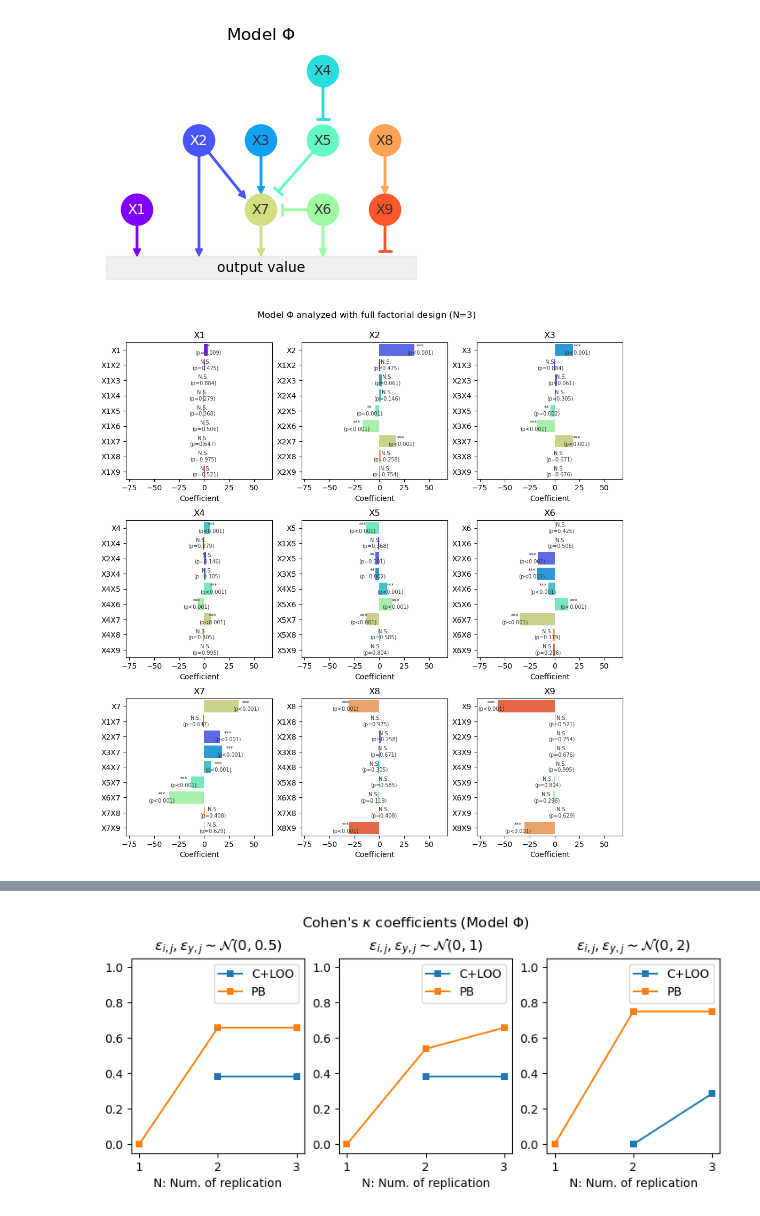
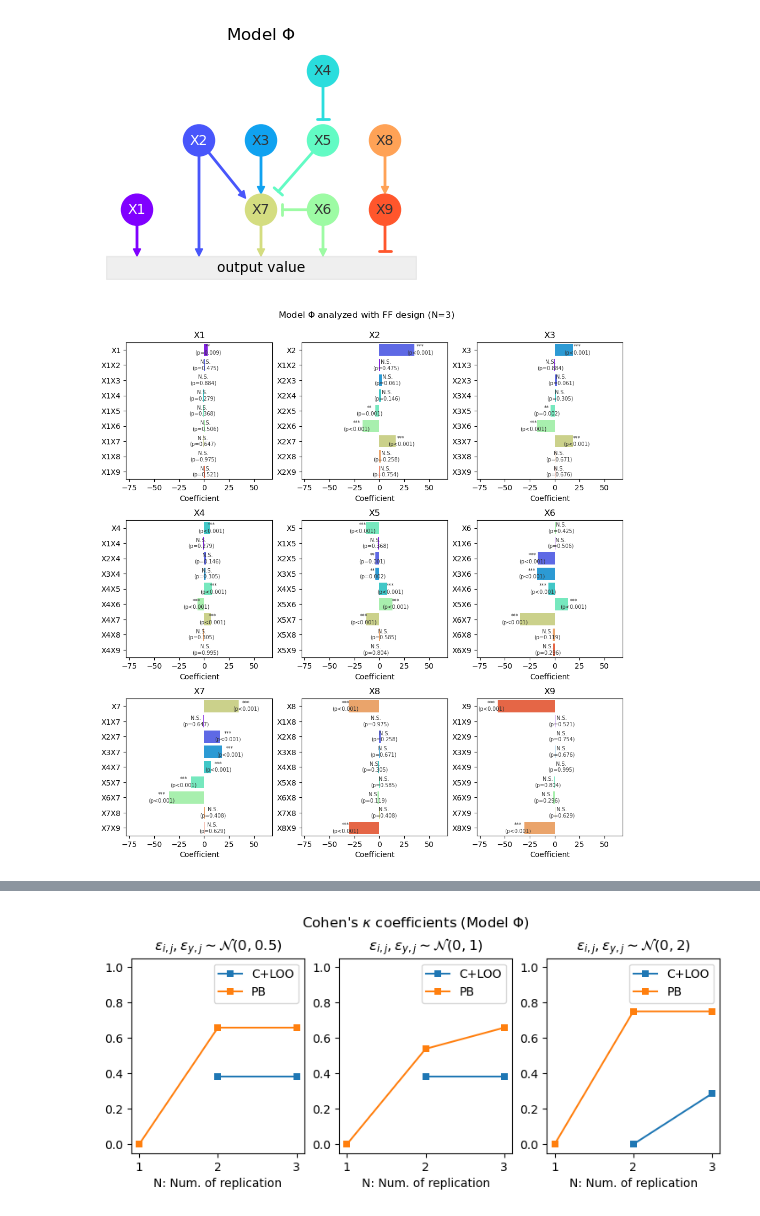
Before and after one commit to yo-aka-gene/WhyDOE, a Jupyter notebook: jupyternb/benchmark_sim1.ipynb, the cells around one changed output, grey strips where cells are left out. Drawn from its saved outputs; the diff is of its cells as text; code cells hidden in the pictures.

```diff
--- a/jupyternb/benchmark_sim1.ipynb
+++ b/jupyternb/benchmark_sim1.ipynb
@@ -36,32 +36,32 @@ if conf.savefig:
 # %%
 fig, ax = plt.subplots(3, 3, figsize=(12, 12))
 plt.subplots_adjust(hspace=.3)
 
 model = conf.simulator()
 model.simulate(design=FullFactorial, n_rep=3)
 
 mlr = MLR(model, interactions=True)
 
 for i, a in enumerate(ax.ravel()):
     cmap=model.cmap.copy()
     mlr.plot(ax=a, cmap=[cmap.pop(i)]+cmap, anova=True, regex=f"X{i + 1}", jitter_ratio=.1)
     a.set_title(f"X{i + 1}")
 
 common_xlim = np.abs(
     np.array([a.get_xlim() for a in ax.ravel()])
 ).max(axis=0) * np.array([-1, 1])
 
 [a.set_xlim(common_xlim) for a in ax.ravel()]
 
 fig.suptitle(
-    f"{conf.simulator().name} analyzed with {model.metadata['design'].lower()} design (N={model.metadata['n_rep']})",
+    f"{conf.simulator().name} analyzed with {model.metadata['design']} design (N={model.metadata['n_rep']})",
     y=.93
 );
 
 if conf.savefig:
     fig.savefig(f"{conf.out}/ff_sim_mlr_all{conf.suffix}", **kwarg_savefig)
 # %% [output]
-[figure, old version]
+[figure, new version]
 # %%
 noise_conf = [
     dict(kwarg_err=dict(loc=0, scale=.5)),
```
Also changed, not shown: parts of 1 cell of this notebook, 10 other files.
